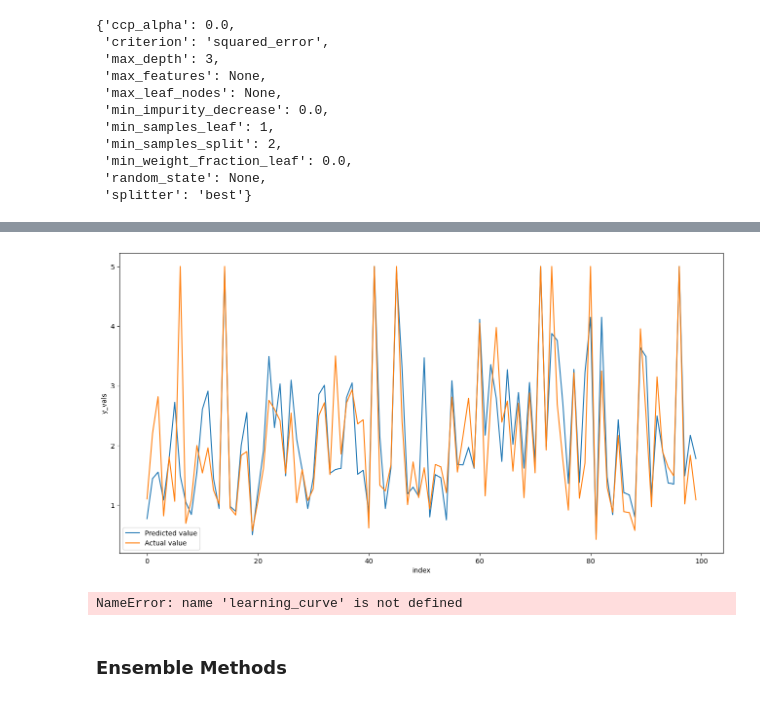
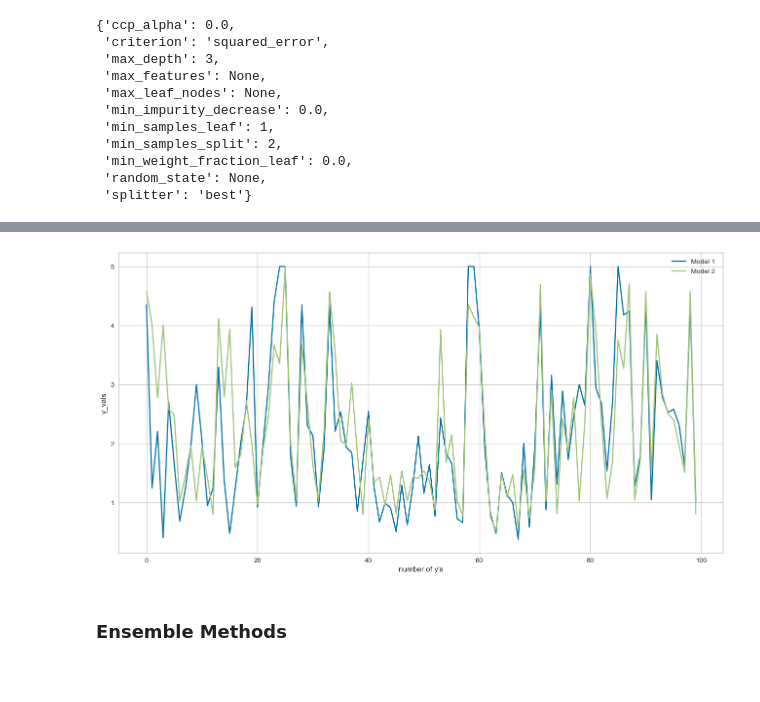
Before and after one commit to Elicit3495/MachineLearningProject22, a Jupyter notebook: Untitled6.ipynb, the cells around one changed output, grey strips where cells are left out. Cells and saved outputs as stored; diff of their text form; code cells hidden in the pictures.

```diff
--- a/Untitled6.ipynb
+++ b/Untitled6.ipynb
@@ -70,0 +71,4 @@ plt.show()
+# %%
+model_dtr = DecisionTreeRegressor()
+# %%
+model_dtr.fit(X_train,y_train)
@@ -71,3 +77,5 @@ plt.show()
+# %%
+y_dtr = model_dtr.predict(X_test)
 # %%
 model.get_params()
 # %% [output]
@@ -102,5 +106,5 @@ best_model.best_params_
 # %%
-model_test = DecisionTreeRegressor(max_depth=50, min_samples_leaf=20, min_samples_split=60)
+model_test = DecisionTreeRegressor(max_depth=90, min_samples_leaf=20, min_samples_split=40)
 # %%
 model_test.fit(X_train, y_train)
 y_pred = model_test.predict(X_test)
@@ -123,19 +122,15 @@ array([[ 1.09497277, -0.53364875,  0.35013419, ..., -0.0670239 ,
 # %%
-test = pd.DataFrame({'Predicted value':y_pred, 'Actual value':y_test})
+test = pd.DataFrame({'Model 1':y_dtr, 'Model 2':y_pred})
 fig= plt.figure(figsize=(16,8))
 test = test.reset_index()
 test = test.drop(['index'], axis=1)
 plt.plot(test[:100])
-plt.legend(['Predicted value','Actual value'])
-plt.xlabel("index")
+plt.legend(['Model 1 ','Model 2'])
+plt.xlabel("number of y's")
 plt.ylabel("y_vals")
 plt.show()
 # %% [output]
-[figure, old version]
+[figure, new version]
-# %%
-x,y,z = learning_curve(model_test, X_train, y_train)
-# %% [output]
-NameError: name 'learning_curve' is not defined
 # %% [markdown]
 ### Ensemble Methods
 # %%
```
Also changed, not shown: parts of 9 cells of this notebook, 2 other files.
